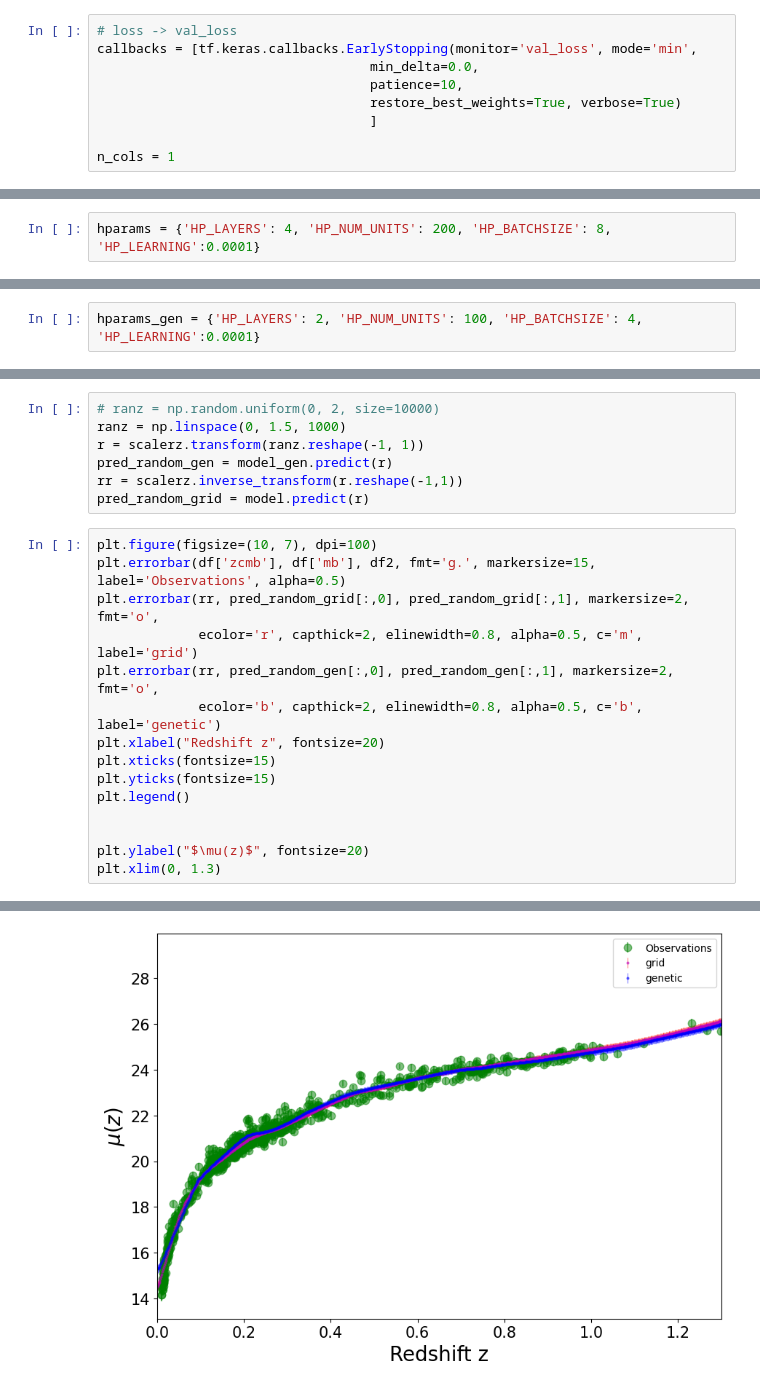
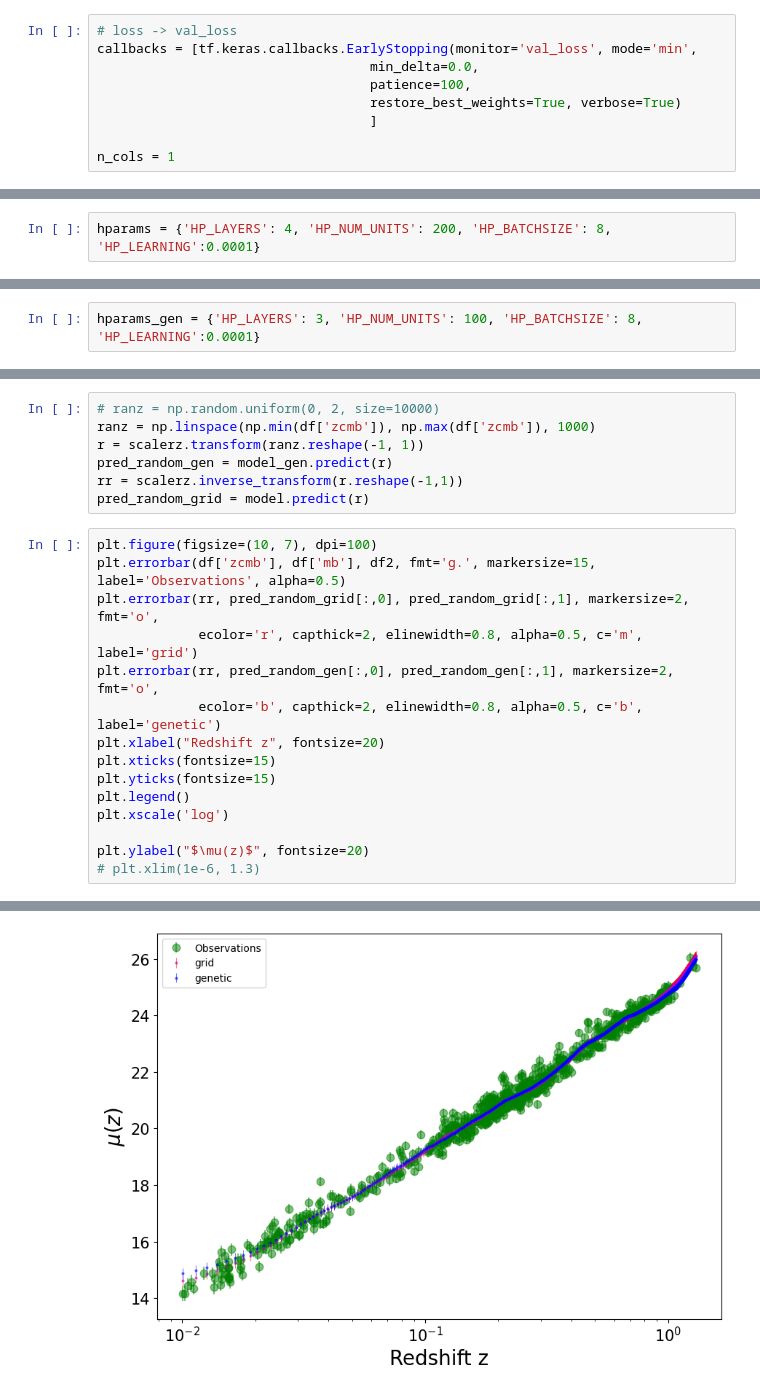
Before and after one commit to igomezv/nnogada, a Jupyter notebook: jla_reconstruction.ipynb, the cells around one changed output, grey strips where cells are left out. Drawn from its saved outputs; the diff is of its cells as text.

```diff
--- a/jla_reconstruction.ipynb
+++ b/jla_reconstruction.ipynb
@@ -72,7 +72,7 @@ np.shape(X_train), np.shape(X_test), Y_train.shape, Y_test.shape
 # loss -> val_loss
 callbacks = [tf.keras.callbacks.EarlyStopping(monitor='val_loss', mode='min',
                                    min_delta=0.0,
-                                   patience=10,
+                                   patience=100,
                                    restore_best_weights=True, verbose=True)
                                    ]
 
@@ -161,5 +161,5 @@ loss = 0.033213
 # %%
-hparams_gen = {'HP_LAYERS': 2, 'HP_NUM_UNITS': 100, 'HP_BATCHSIZE': 4, 'HP_LEARNING':0.0001}
+hparams_gen = {'HP_LAYERS': 3, 'HP_NUM_UNITS': 100, 'HP_BATCHSIZE': 8, 'HP_LEARNING':0.0001}
 # %%
 model_gen, loss_test_gen, history_gen = train_test_model(hparams_gen)
 # %% [output]
@@ -196,6 +196,6 @@ loss_test_gen
 # %%
 # ranz = np.random.uniform(0, 2, size=10000)
-ranz = np.linspace(0, 1.5, 1000)
+ranz = np.linspace(np.min(df['zcmb']), np.max(df['zcmb']), 1000)
 r = scalerz.transform(ranz.reshape(-1, 1))
 pred_random_gen = model_gen.predict(r)
 rr = scalerz.inverse_transform(r.reshape(-1,1))
@@ -211,8 +211,8 @@ plt.xlabel("Redshift z", fontsize=20)
 plt.xticks(fontsize=15)
 plt.yticks(fontsize=15)
 plt.legend()
-
+plt.xscale('log')
 
 plt.ylabel("$\mu(z)$", fontsize=20)
-plt.xlim(0, 1.3)
+# plt.xlim(1e-6, 1.3)
 # %% [output]
@@ -220 +220 @@ plt.xlim(0, 1.3)
-[figure, old version]
+[figure, new version]
```
Also changed, not shown: parts of 8 cells of this notebook.
